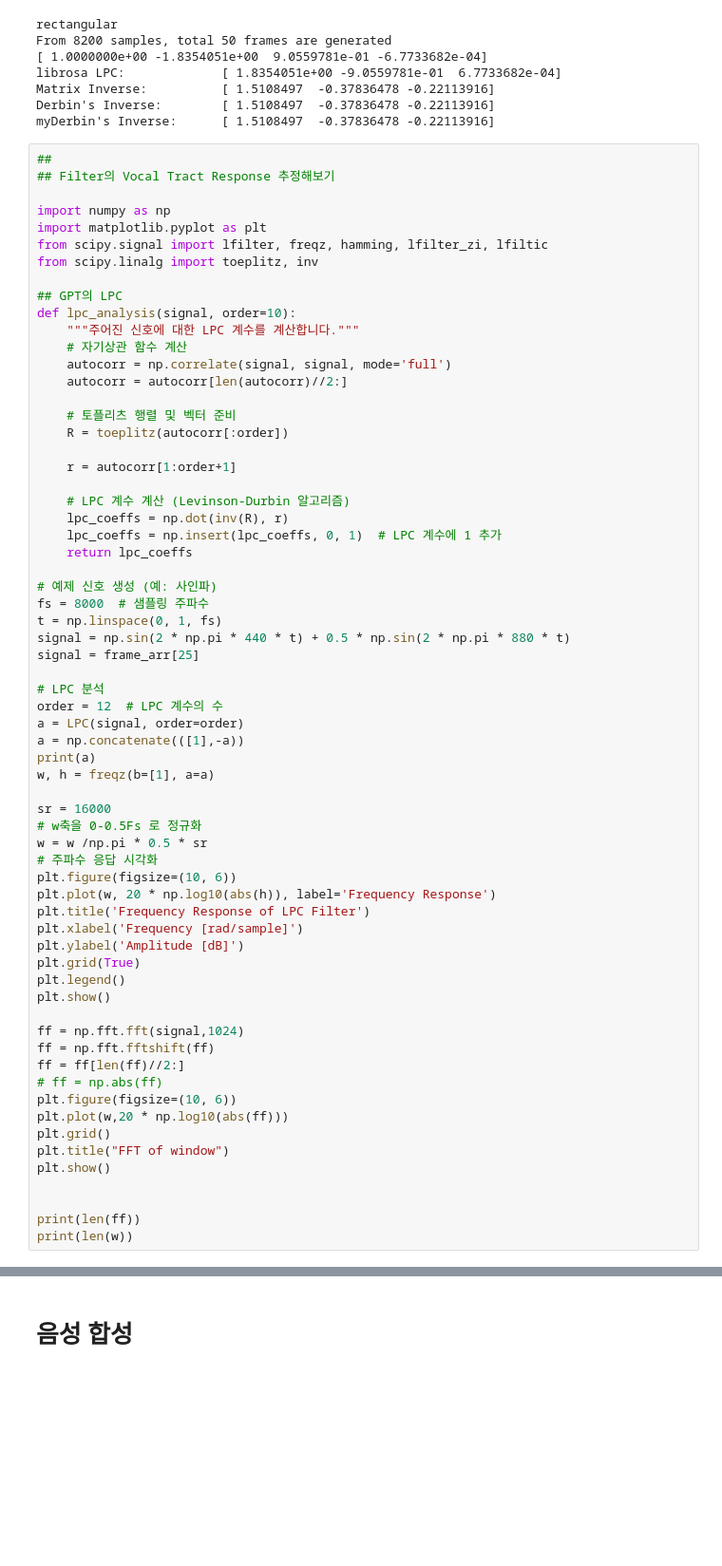
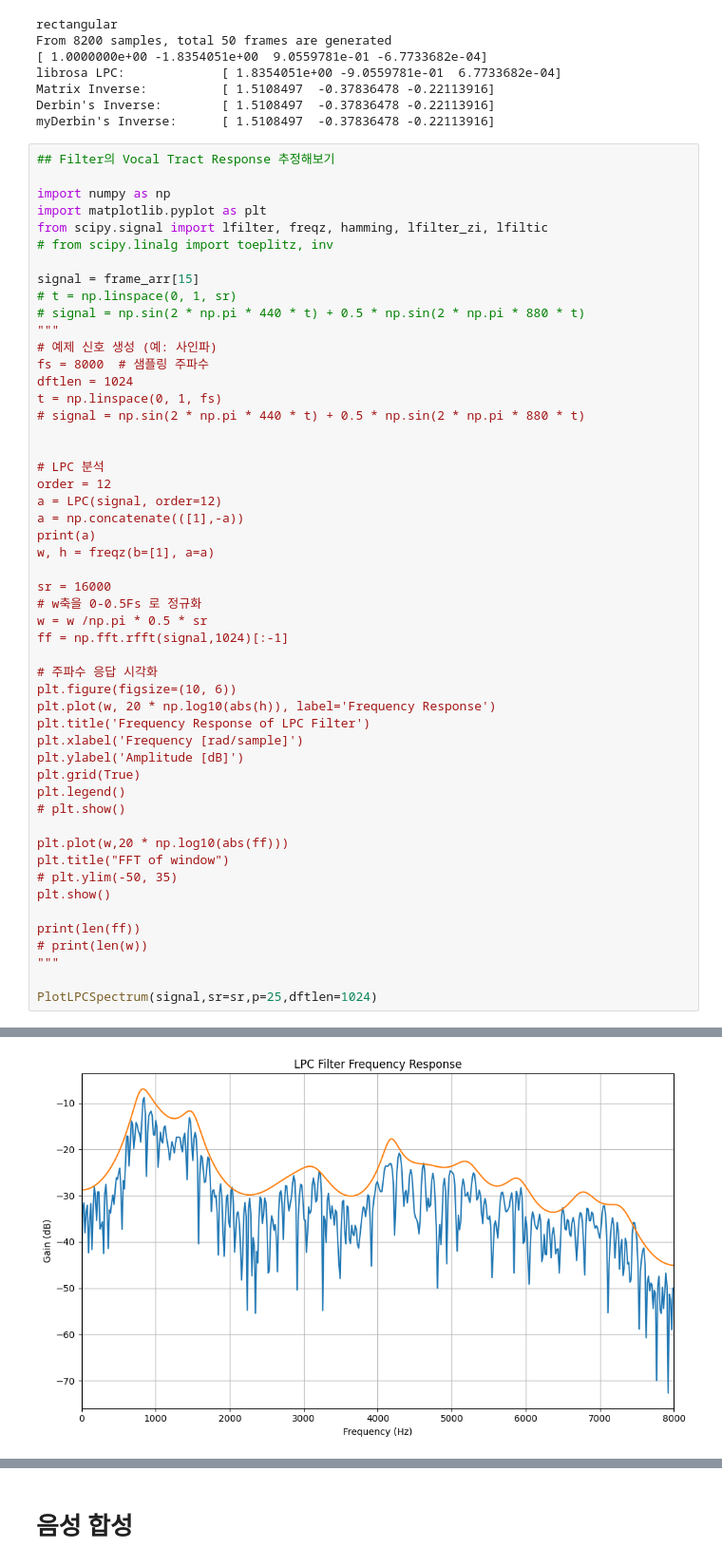
Before and after one commit to woongzip1/SATEST, a Jupyter notebook: SATEST 78.ipynb, the cells around one changed output, grey strips where cells are left out. Shown: that part at 95% size. Cells and saved outputs as stored; diff of their text form; blank space fills up the shorter version.

```diff
--- a/SATEST 78.ipynb
+++ b/SATEST 78.ipynb
@@ -321,40 +175,27 @@ Matrix Inverse:          [ 1.5108497  -0.37836478 -0.22113916]
 Derbin's Inverse:        [ 1.5108497  -0.37836478 -0.22113916]
 myDerbin's Inverse:      [ 1.5108497  -0.37836478 -0.22113916]
 # %%
-##
 ## Filter의 Vocal Tract Response 추정해보기
 
 import numpy as np
 import matplotlib.pyplot as plt
 from scipy.signal import lfilter, freqz, hamming, lfilter_zi, lfiltic
-from scipy.linalg import toeplitz, inv
+# from scipy.linalg import toeplitz, inv
 
-## GPT의 LPC
-def lpc_analysis(signal, order=10):
-    """주어진 신호에 대한 LPC 계수를 계산합니다."""
-    # 자기상관 함수 계산
-    autocorr = np.correlate(signal, signal, mode='full')
-    autocorr = autocorr[len(autocorr)//2:]
-
-    # 토플리츠 행렬 및 벡터 준비
-    R = toeplitz(autocorr[:order])
-
-    r = autocorr[1:order+1]
-
-    # LPC 계수 계산 (Levinson-Durbin 알고리즘)
-    lpc_coeffs = np.dot(inv(R), r)
-    lpc_coeffs = np.insert(lpc_coeffs, 0, 1)  # LPC 계수에 1 추가
-    return lpc_coeffs
-
+signal = frame_arr[15]
+# t = np.linspace(0, 1, sr)
+# signal = np.sin(2 * np.pi * 440 * t) + 0.5 * np.sin(2 * np.pi * 880 * t)
+"""
 # 예제 신호 생성 (예: 사인파)
 fs = 8000  # 샘플링 주파수
+dftlen = 1024
 t = np.linspace(0, 1, fs)
-signal = np.sin(2 * np.pi * 440 * t) + 0.5 * np.sin(2 * np.pi * 880 * t)
-signal = frame_arr[25]
+# signal = np.sin(2 * np.pi * 440 * t) + 0.5 * np.sin(2 * np.pi * 880 * t)
+
 
 # LPC 분석
-order = 12  # LPC 계수의 수
-a = LPC(signal, order=order)
+order = 12
+a = LPC(signal, order=12)
 a = np.concatenate(([1],-a))
 print(a)
 w, h = freqz(b=[1], a=a)
@@ -362,6 +203,8 @@ w, h = freqz(b=[1], a=a)
 sr = 16000
 # w축을 0-0.5Fs 로 정규화
 w = w /np.pi * 0.5 * sr
+ff = np.fft.rfft(signal,1024)[:-1]
+
 # 주파수 응답 시각화
 plt.figure(figsize=(10, 6))
 plt.plot(w, 20 * np.log10(abs(h)), label='Frequency Response')
@@ -370,18 +213,16 @@ plt.xlabel('Frequency [rad/sample]')
 plt.ylabel('Amplitude [dB]')
 plt.grid(True)
 plt.legend()
+# plt.show()
+
+plt.plot(w,20 * np.log10(abs(ff)))
+plt.title("FFT of window")
+# plt.ylim(-50, 35)
 plt.show()
 
-ff = np.fft.fft(signal,1024)
-ff = np.fft.fftshift(ff)
-ff = ff[len(ff)//2:]
-# ff = np.abs(ff)
-plt.figure(figsize=(10, 6))
-plt.plot(w,20 * np.log10(abs(ff)))
-plt.grid()
-plt.title("FFT of window")
-plt.show()
+print(len(ff))
+# print(len(w))
+"""
 
-
-print(len(ff))
-print(len(w))
+PlotLPCSpectrum(signal,sr=sr,p=25,dftlen=1024)
+# %% [output]
@@ -387,0 +230 @@ print(len(w))
+[figure, added]
```
Also changed, not shown: parts of 18 cells of this notebook, 3 other files.
